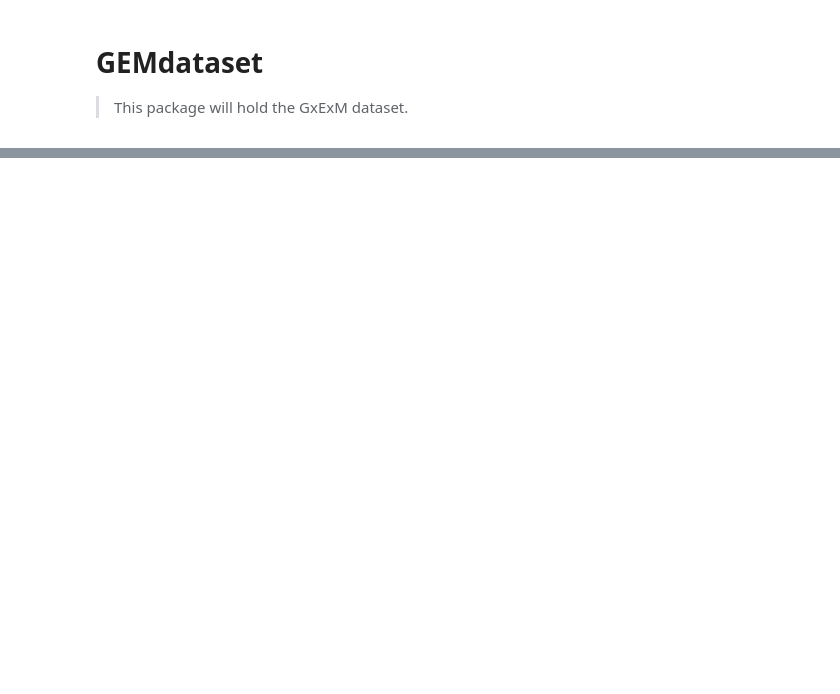
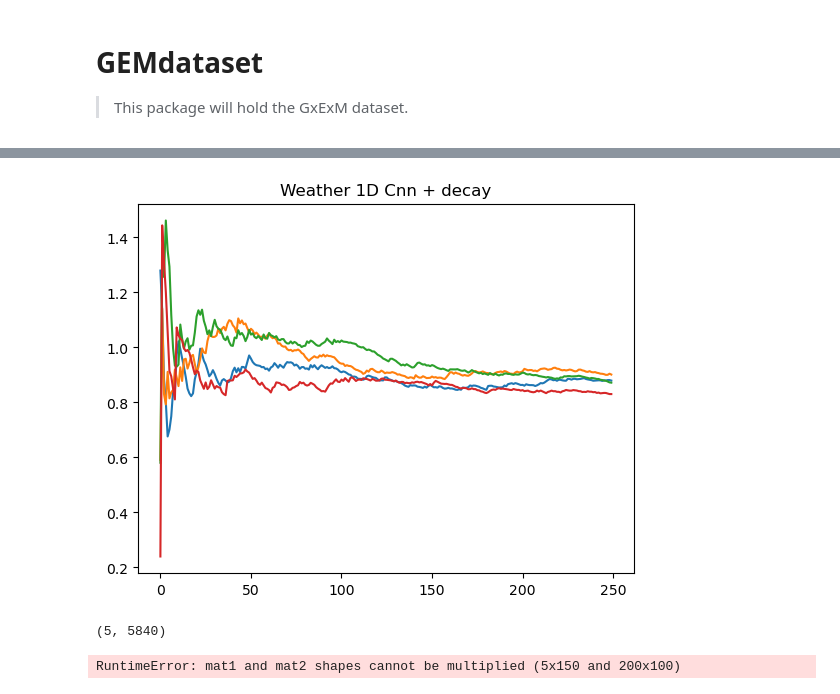
Before and after one commit to cjGO/hybridpredictmaize22, a Jupyter notebook: dev_nbs/03_gemLearner.ipynb, the cells around one changed output, grey strips where cells are left out. Drawn from its saved outputs; the diff is of its cells as text; code cells hidden in the pictures; blank space fills up the shorter version.

```diff
--- a/dev_nbs/03_gemLearner.ipynb
+++ b/dev_nbs/03_gemLearner.ipynb
@@ -352,0 +419,6 @@ learn.fit(1)
+# %%
+w = []
+for i in envs:
+    x = gem.W.Tr[gem.W.Tr['Env'] == i]
+    w.append(np.array(x.iloc[:365,:].select_dtypes('float')))
+w=np.array(w)
@@ -352,0 +467,42 @@ learn.fit(1)
+# %%
+loss_runs = []
+for _ in range(4):
+    losses = []
+    model = OneDCNN()
+    opt = torch.optim.SGD(model.parameters(),lr=.01, weight_decay=.001)
+    for _ in tqdm(range(250)):
+        samples = yield_set.sample(5)
+        envs = list(samples['Env'])
+        hybrids = list(samples['Hybrid'])
+        y = np.array(list(samples['scaled_yield']))
+        snp_idx = []
+        for i in hybrids:
+            snp_idx.append(np.where(gem.SNP[0]==i)[0][0])
+        g = gem.SNP[1][:,snp_idx]
+
+        w = []
+        for i in envs:
+            x = gem.W.Tr[gem.W.Tr['Env'] == i]
+            w.append(np.array(x.iloc[:365,:].select_dtypes('float')))
+        w=np.array(w)
+        wt = torch.tensor(w).type(torch.float32)
+        wt = wt.reshape(5,16,365)
+        #train loop
+        preds  = model(torch.tensor(wt))
+        loss = F.mse_loss(preds,torch.tensor(y).unsqueeze(axis=1).type(torch.float32))
+        loss.backward()
+        opt.step()
+        opt.zero_grad()
+        losses.append(loss.detach().numpy())
+    loss_runs.append(losses)
+# %%
+for x in loss_runs:
+    plt.plot(running_average(x))
+plt.title('Weather 1D Cnn + decay')
+plt.show()
+# %% [output]
+[figure, added]
+# %%
+w.shape
+# %% [output]
+(5, 5840)
@@ -352,0 +577,12 @@ learn.fit(1)
+# %%
+
+g = torch.tensor(g)
+g = g.reshape(5,100).type(torch.float32)
+
+w=np.array(w)
+wt = torch.tensor(w).type(torch.float32)
+wt = wt.reshape(5,16,365)
+
+model((g,wt))
+# %% [output]
+RuntimeError: mat1 and mat2 shapes cannot be multiplied (5x150 and 200x100)
```
Also changed, not shown: parts of 52 cells of this notebook, 2 other files.
